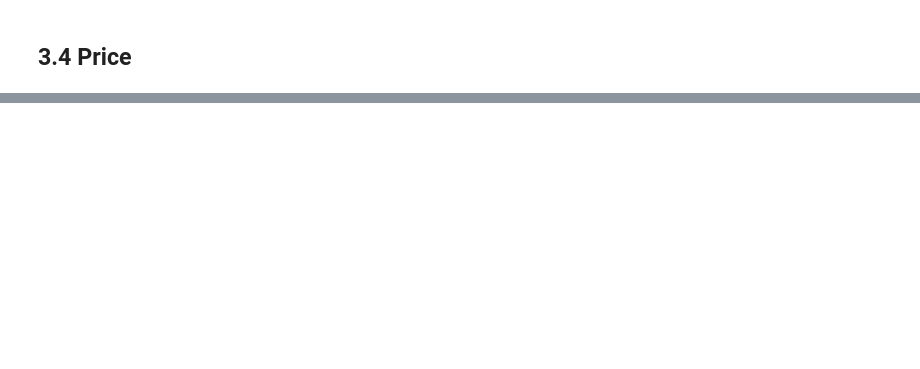
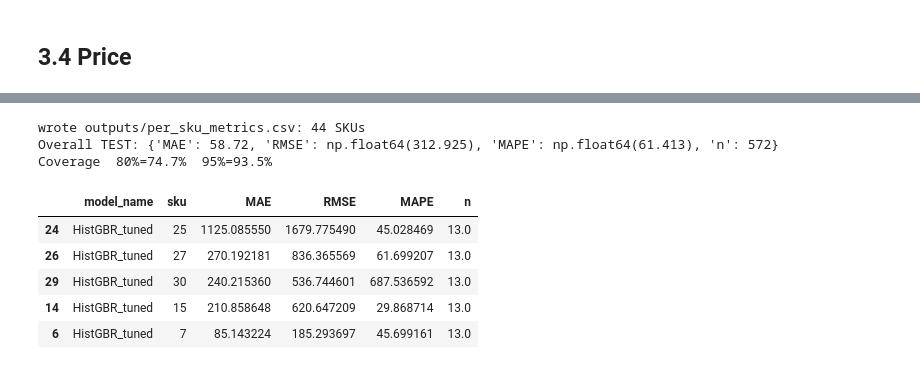
Before and after one commit to AreedAdmin/Retail-Analytics, a Jupyter notebook: ml/ml_forecasting/forecasting.ipynb, the cells around one changed output, grey strips where cells are left out. Cells and saved outputs as stored; diff of their text form; code cells hidden in the pictures; blank space fills up the shorter version.

```diff
--- a/ml/ml_forecasting/forecasting.ipynb
+++ b/ml/ml_forecasting/forecasting.ipynb
@@ -560,0 +958,23 @@ def is_first():
+# %%
+# Validation leaderboard over every model that contributed predictions.
+val_results = {name: regression_metrics(ids_val['weekly_sales'], p)
+               for name, p in val_pred.items()}
+leaderboard = (pd.DataFrame(val_results).T[['MAE', 'RMSE', 'MAPE', 'n']]
+                 .sort_values('MAE'))
+print('Validation leaderboard (real sales units):')
+print(leaderboard.round(3))
+
+best_name = leaderboard.index[0]
+print('\nSelected model:', best_name)
+
+# Single, final evaluation of the winner on the held-out TEST set.
+pred_test = test_pred[best_name]
+test_metrics = regression_metrics(ids_test['weekly_sales'], pred_test)
+print(f"\n{best_name} - TEST (real units):",
+      {k: round(v, 3) for k, v in test_metrics.items()})
+print(f"Naive      - TEST (real units):",
+      {k: round(v, 3) for k, v in naive_test.items()})
+
+worst = per_sku_metrics(ids_test, ids_test['weekly_sales'], pred_test).head(5)
+print('\nWorst 5 SKUs by MAE on test:')
+print(worst.round(2).to_string(index=False))
@@ -560,0 +1117,29 @@ def is_first():
+# %%
+# Per-SKU metrics on TEST for the selected (refit) model -> narratives.
+sku_metrics = per_sku_metrics(ids_test, ids_test['weekly_sales'], test_pt)
+sku_metrics.insert(0, 'model_name', sel)
+sku_metrics_path = os.path.join(OUT_DIR, 'per_sku_metrics.csv')
+sku_metrics.to_csv(sku_metrics_path, index=False)
+
+overall = regression_metrics(ids_test['weekly_sales'], test_pt)
+summary = pd.DataFrame([{
+    'model_name': sel,
+    'MAE': overall['MAE'], 'RMSE': overall['RMSE'], 'MAPE': overall['MAPE'],
+    'cov80': cov80, 'cov95': cov95, 'n_test': overall['n'],
+}])
+summary.to_csv(os.path.join(OUT_DIR, 'test_summary.csv'), index=False)
+
+print(f"wrote {sku_metrics_path}: {len(sku_metrics)} SKUs")
+print('Overall TEST:', {k: round(v, 3) for k, v in overall.items()})
+print(f"Coverage  80%={cov80:.1f}%  95%={cov95:.1f}%")
+sku_metrics.head()
+# %% [output]
+wrote outputs/per_sku_metrics.csv: 44 SKUs
+Overall TEST: {'MAE': 58.72, 'RMSE': np.float64(312.925), 'MAPE': np.float64(61.413), 'n': 572}
+Coverage  80%=74.7%  95%=93.5%
+|  | model_name | sku | MAE | RMSE | MAPE | n |
+| 24 | HistGBR_tuned | 25 | 1125.085550 | 1679.775490 | 45.028469 | 13.0 |
+| 26 | HistGBR_tuned | 27 | 270.192181 | 836.365569 | 61.699207 | 13.0 |
+| 29 | HistGBR_tuned | 30 | 240.215360 | 536.744601 | 687.536592 | 13.0 |
+| 14 | HistGBR_tuned | 15 | 210.858648 | 620.647209 | 29.868714 | 13.0 |
+| 6 | HistGBR_tuned | 7 | 85.143224 | 185.293697 | 45.699161 | 13.0 |
```
Also changed, not shown: parts of 41 cells of this notebook, 35 other files.
